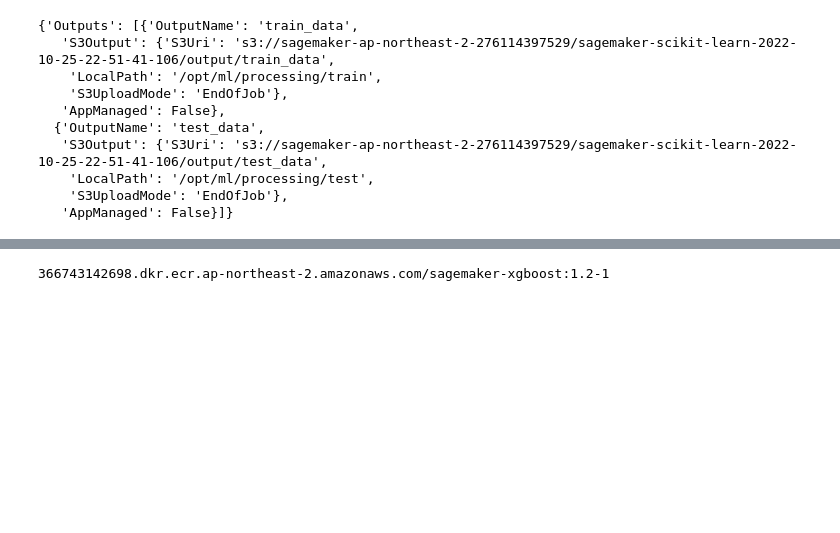
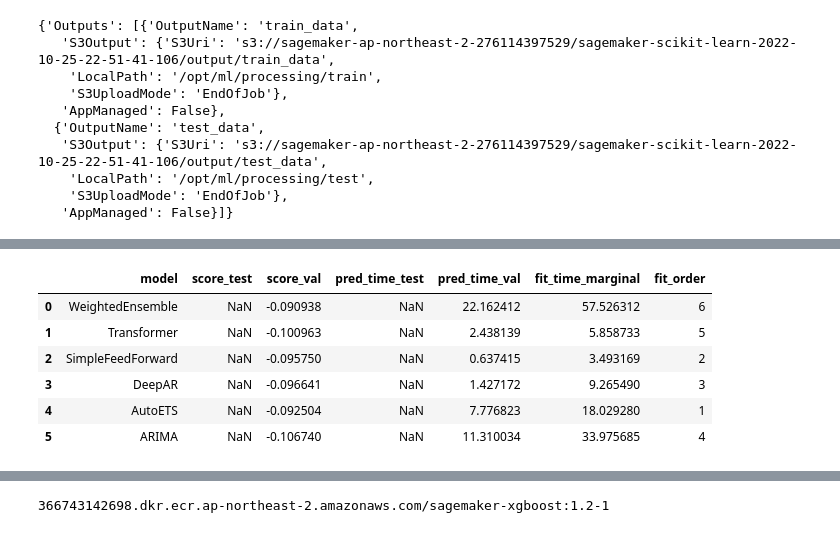
Before and after one commit to gwangjinjeong/palm-oil-price-forecast, a Jupyter notebook: MLOps_Env4palm.ipynb, the cells around one changed output, grey strips where cells are left out. Saved outputs shown, nothing was run; the diff lists cells and outputs as text; code cells hidden in the pictures; blank space fills up the shorter version.

```diff
--- a/MLOps_Env4palm.ipynb
+++ b/MLOps_Env4palm.ipynb
@@ -1083,0 +1167,10 @@ RoleArn: arn:aws:iam::276114397529:role/service-role/AmazonSageMakerServiceCatal
+# %%
+train_data = train_data.sort_index(ascending=True)#이거 안해주면 UnsortedIndexError: 'MultiIndex slicing requires the index to be lexsorted: slicing on levels [1], lexsort depth 0'
+
+prediction_length = 30
+
+train_data_01, test_data_01 = train_data.split_by_time(pd.Timestamp(2022,9,1))
+train_data_02, test_data_02 = train_data_01.split_by_time(pd.Timestamp(2022,8,1))
+train_data_03, test_data_03 = train_data_02.split_by_time(pd.Timestamp(2022,7,1))
+train_data_04, test_data_04 = train_data_03.split_by_time(pd.Timestamp(2022,6,1))
+train_data_05, test_data_05 = train_data_04.split_by_time(pd.Timestamp(2022,5,1))
@@ -1083,0 +1223,4 @@ RoleArn: arn:aws:iam::276114397529:role/service-role/AmazonSageMakerServiceCatal
+# %%
+val01_model_path = "model/autogluon-FCPOc3-t1-val01({}-{})".format(train_data_01.loc["FCPOc3"]["y"].index.min().strftime('%Y%m%d'),
+                                                                   train_data_01.loc["FCPOc3"]["y"].index.max().strftime('%Y%m%d'))
+prediction_length = 30
@@ -1083,0 +1320,10 @@ RoleArn: arn:aws:iam::276114397529:role/service-role/AmazonSageMakerServiceCatal
+# %%
+predictor_val01_lb
+# %% [output]
+|  | model | score_test | score_val | pred_time_test | pred_time_val | fit_time_marginal | fit_order |
+| 0 | WeightedEnsemble | NaN | -0.090938 | NaN | 22.162412 | 57.526312 | 6 |
+| 1 | Transformer | NaN | -0.100963 | NaN | 2.438139 | 5.858733 | 5 |
+| 2 | SimpleFeedForward | NaN | -0.095750 | NaN | 0.637415 | 3.493169 | 2 |
+| 3 | DeepAR | NaN | -0.096641 | NaN | 1.427172 | 9.265490 | 3 |
+| 4 | AutoETS | NaN | -0.092504 | NaN | 7.776823 | 18.029280 | 1 |
+| 5 | ARIMA | NaN | -0.106740 | NaN | 11.310034 | 33.975685 | 4 |
```
Also changed, not shown: parts of 104 cells of this notebook.
